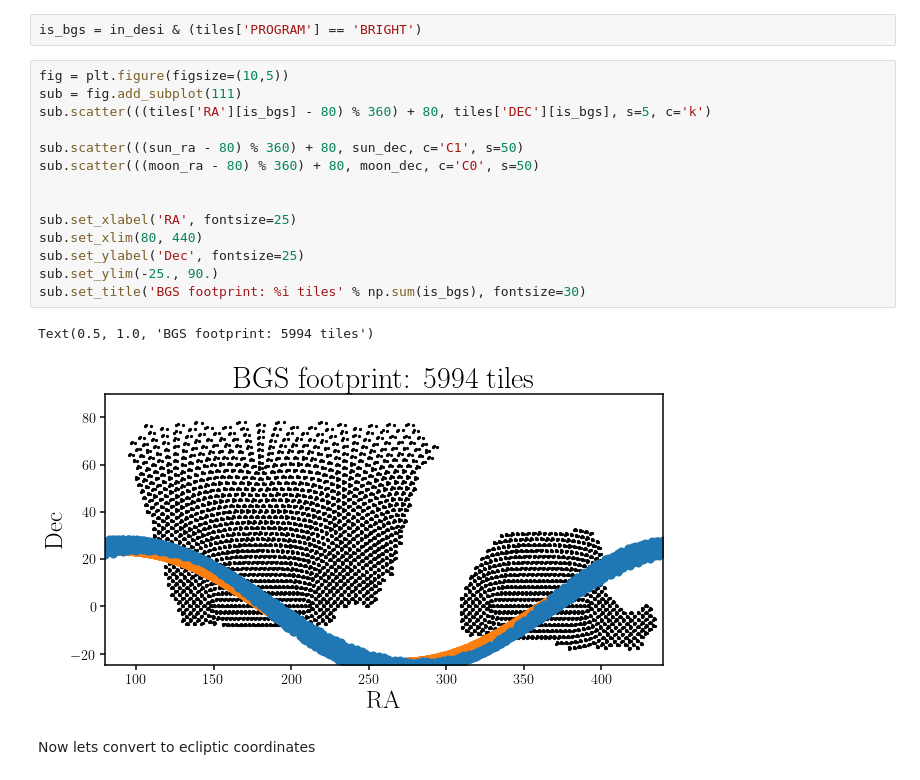
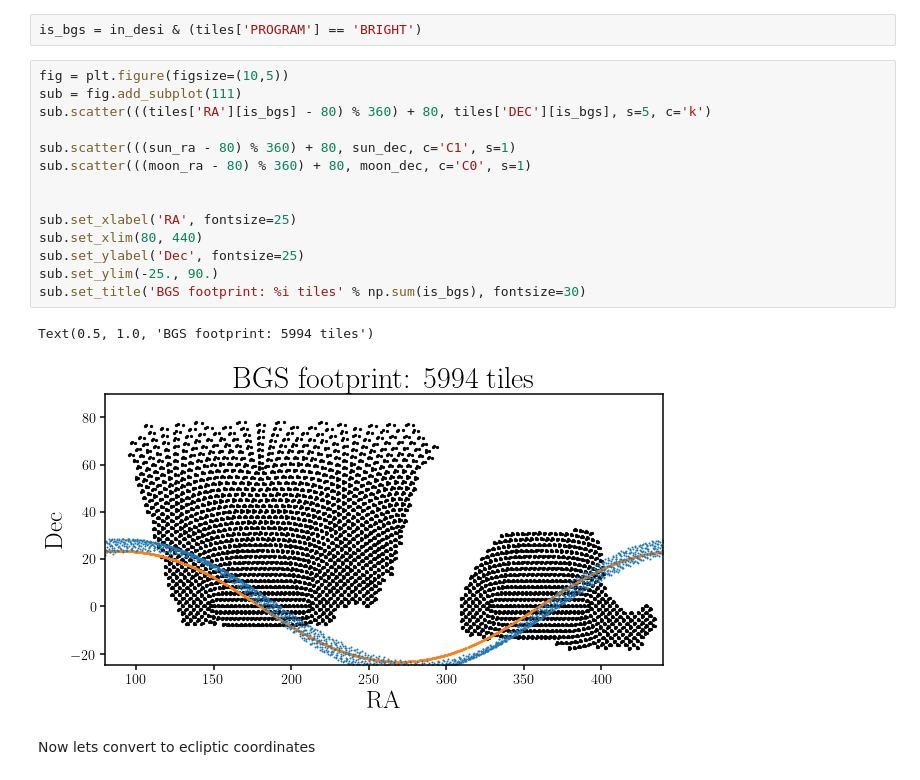
Before and after one commit to desi-bgs/feasiBGS, a Jupyter notebook: notebook/sv/bgs_footprint.ipynb, the cells around one changed output. Saved outputs shown, nothing was run; the diff lists cells and outputs as text.

```diff
--- a/notebook/sv/bgs_footprint.ipynb
+++ b/notebook/sv/bgs_footprint.ipynb
@@ -76,20 +76,20 @@ is_bgs = in_desi & (tiles['PROGRAM'] == 'BRIGHT')
 # %%
 fig = plt.figure(figsize=(10,5))
 sub = fig.add_subplot(111)
 sub.scatter(((tiles['RA'][is_bgs] - 80) % 360) + 80, tiles['DEC'][is_bgs], s=5, c='k')
 
-sub.scatter(((sun_ra - 80) % 360) + 80, sun_dec, c='C1', s=50)
-sub.scatter(((moon_ra - 80) % 360) + 80, moon_dec, c='C0', s=50)
+sub.scatter(((sun_ra - 80) % 360) + 80, sun_dec, c='C1', s=1)
+sub.scatter(((moon_ra - 80) % 360) + 80, moon_dec, c='C0', s=1)
 
 
 sub.set_xlabel('RA', fontsize=25)
 sub.set_xlim(80, 440)
 sub.set_ylabel('Dec', fontsize=25)
 sub.set_ylim(-25., 90.)
 sub.set_title('BGS footprint: %i tiles' % np.sum(is_bgs), fontsize=30)
 # %% [output]
 Text(0.5, 1.0, 'BGS footprint: 5994 tiles')
-[figure, old version]
+[figure, new version]
 # %% [markdown]
 Now lets convert to ecliptic coordinates
 # %%
```
Also changed, not shown: parts of 6 cells of this notebook.
